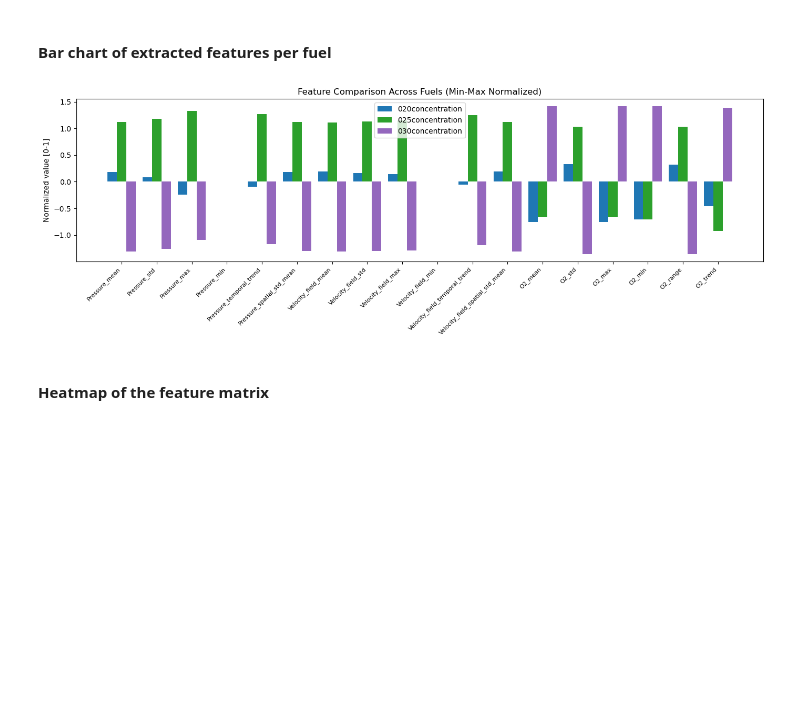
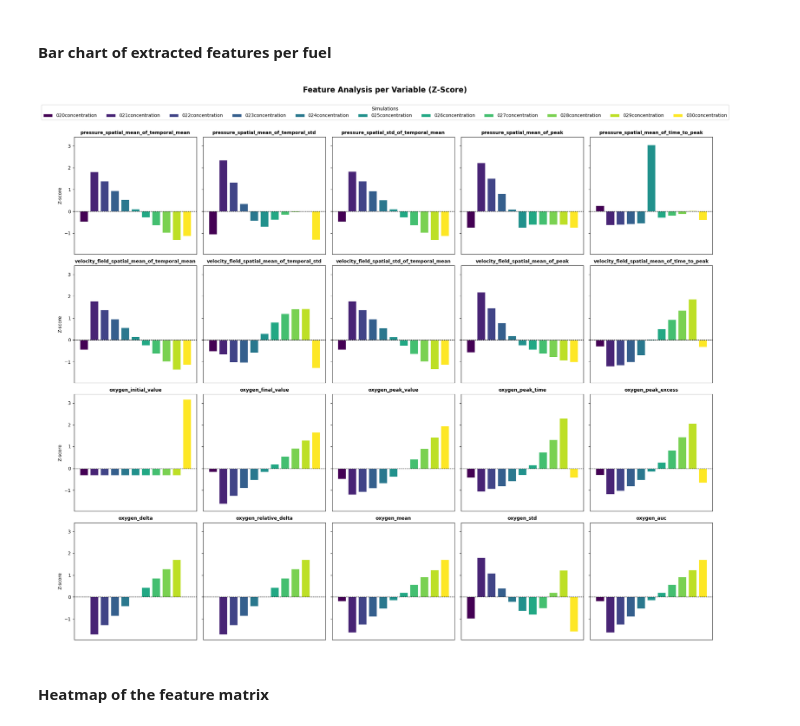
Before and after one commit to ZeIcaro/insights-combustion, a Jupyter notebook: combustion-tp.ipynb, the cells around one changed output. Drawn from its saved outputs; the diff is of its cells as text; code cells hidden in the pictures; blank space fills up the shorter version.

```diff
--- a/combustion-tp.ipynb
+++ b/combustion-tp.ipynb
@@ -476,14 +515,7 @@ Processing 030concentration...
 # %% [markdown]
 ### 2.2 Build feature matrix
 # %%
-folder_names = ["020concentration", "025concentration", "030concentration"]
-
-records = []
-for folder in folder_names:
-    feats = extract_features(dataframes, folder)
-    feats["simulation"] = folder   # keep track of which run
-    records.append(feats)
-
-df_features = pd.DataFrame(records).set_index("simulation")
+df_features = feature_matrix.copy()
+folder_names = list(df_features.index)
 print(df_features)
 # %% [output]
@@ -560,39 +639,66 @@ plt.show()
 # %%
 from sklearn.preprocessing import MinMaxScaler
 from sklearn.preprocessing import StandardScaler
 
-# Beacause we only have data from 3 fuel types, MinMaxScaler is not good for the analysis,
-# as it mapping the minimum observed value to 0 and the maximum to 1. With only 3 simulations,
-# every feature column has exactly 3 values, so one simulation will always land at 0, another at 1,
-# and only the middle one gets an intermediate value. It's mathematically correct but visually
-# useless for a heatmap.
+# 1. Filter and Normalize
+df_for_viz = feature_matrix.loc[:, feature_matrix.std() > 0]
 
-scaler_viz = StandardScaler()
+scaler = StandardScaler()
 df_normalized = pd.DataFrame(
-    scaler_viz.fit_transform(df_features),
-    index=df_features.index,
-    columns=df_features.columns
+    scaler.fit_transform(df_for_viz),
+    index=df_for_viz.index,
+    columns=df_for_viz.columns
 )
 
-fig, ax = plt.subplots(figsize=(14, 5))
+# 1. Configuration for the grid
+n_cols = 5
+n_features = len(df_normalized.columns)
+n_rows = math.ceil(n_features / n_cols)
 
-x      = np.arange(len(df_normalized.columns))
-width  = 0.8 / len(folder_names)
-colors = plt.cm.tab10(np.linspace(0, 0.4, len(folder_names)))
+# 2. Create the figure
+fig, axes = plt.subplots(
+    n_rows, n_cols,
+    figsize=(20, 4 * n_rows),
+    sharey=True # Usually better False for features with different scales
+)
 
-for i, (folder_name, row) in enumerate(df_normalized.iterrows()):
-    ax.bar(x + i * width, row.values, width, label=folder_name, color=colors[i])
+axes_flat = axes.flatten()
+colors = plt.cm.viridis(np.linspace(0, 1, len(folder_names)))
 
-ax.set_xticks(x + width)
-ax.set_xticklabels(df_normalized.columns, rotation=45, ha="right", fontsize=8)
-ax.set_ylabel("Normalized value [0-1]")
-ax.set_title("Feature Comparison Across Fuels (Min-Max Normalized)")
-ax.legend()
+# 3. Iterate through each feature (column) to create a subplot
+for i, feature_name in enumerate(df_normalized.columns):
+    ax = axes_flat[i]
+
+    # Get the data for this specific feature across all simulations
+    feature_values = df_normalized[feature_name]
+
+    # Plot bars for each simulation (folder)
+    # We use a simple range for x since we are comparing folders for ONE feature
+    bars = ax.bar(folder_names, feature_values, color=colors, edgecolor='white', linewidth=0.5)
+
+    ax.set_title(feature_name, fontsize=10, fontweight='bold')
+    ax.axhline(0, color='black', linewidth=0.8, linestyle='--')
+
+    # Clean up x-axis (hide labels if there are too many, or rotate them)
+    ax.set_xticks([]) # Hiding folder names on x-axis to keep it clean
+
+    # Optional: Add Y-label only to the start of each row
+    if i % n_cols == 0:
+        ax.set_ylabel("Z-score")
+
+# 4. Hide unused subplots
+for j in range(i + 1, len(axes_flat)):
+    axes_flat[j].axis('off')
+
+# 5. Add a single legend for the whole figure
+fig.legend(bars, folder_names, loc='upper center', bbox_to_anchor=(0.5, 1.02),
+           ncol=len(folder_names), fontsize=10, title="Simulations")
+
+fig.suptitle("Feature Analysis per Variable (Z-Score)", fontsize=16, fontweight="bold", y=1.05)
 plt.tight_layout()
-# plt.savefig("feature_comparison.png", dpi=150)
 plt.show()
 # %% [output]
-[figure, old version]
+[figure, new version]
 # %% [markdown]
 #### Heatmap of the feature matrix
 # %%
```
Also changed, not shown: parts of 21 cells of this notebook, 1 other file.
